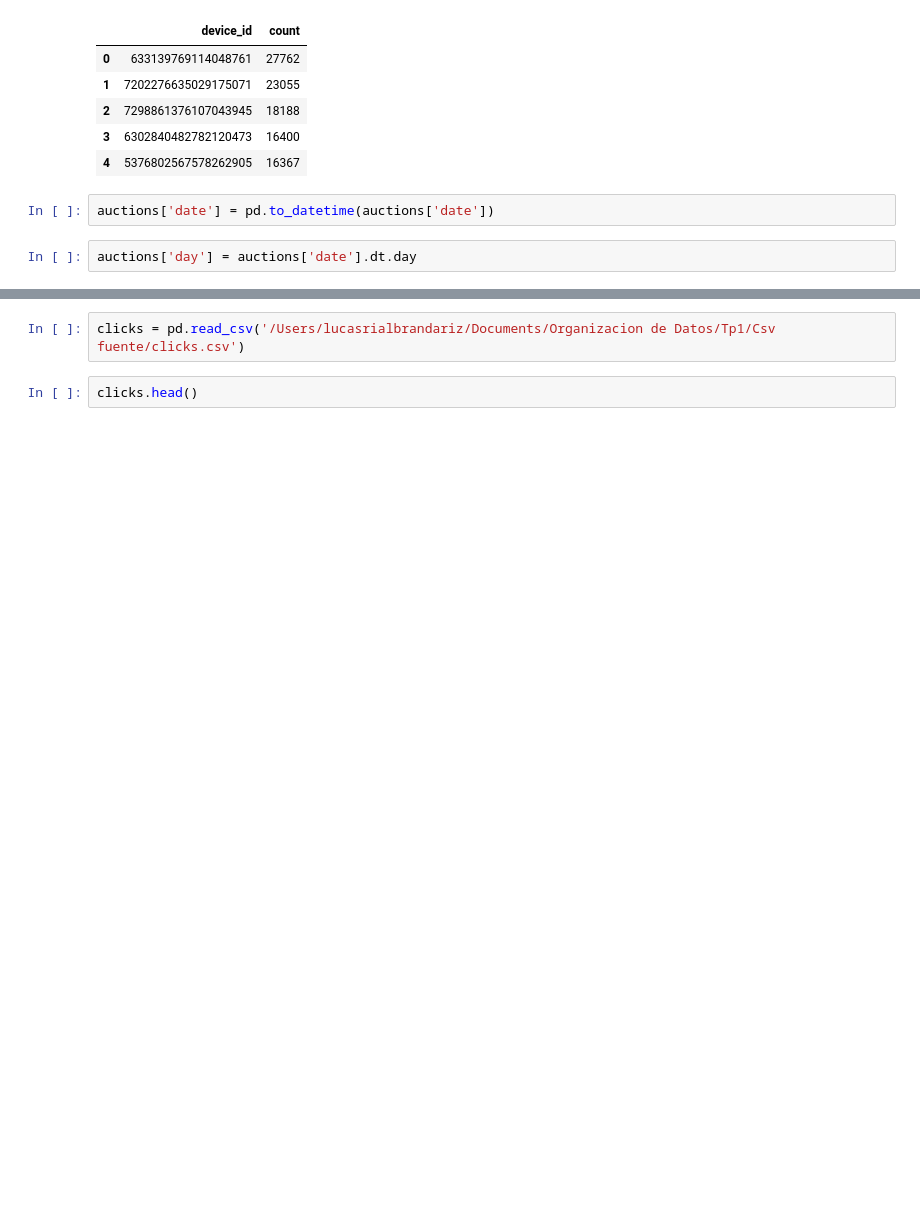
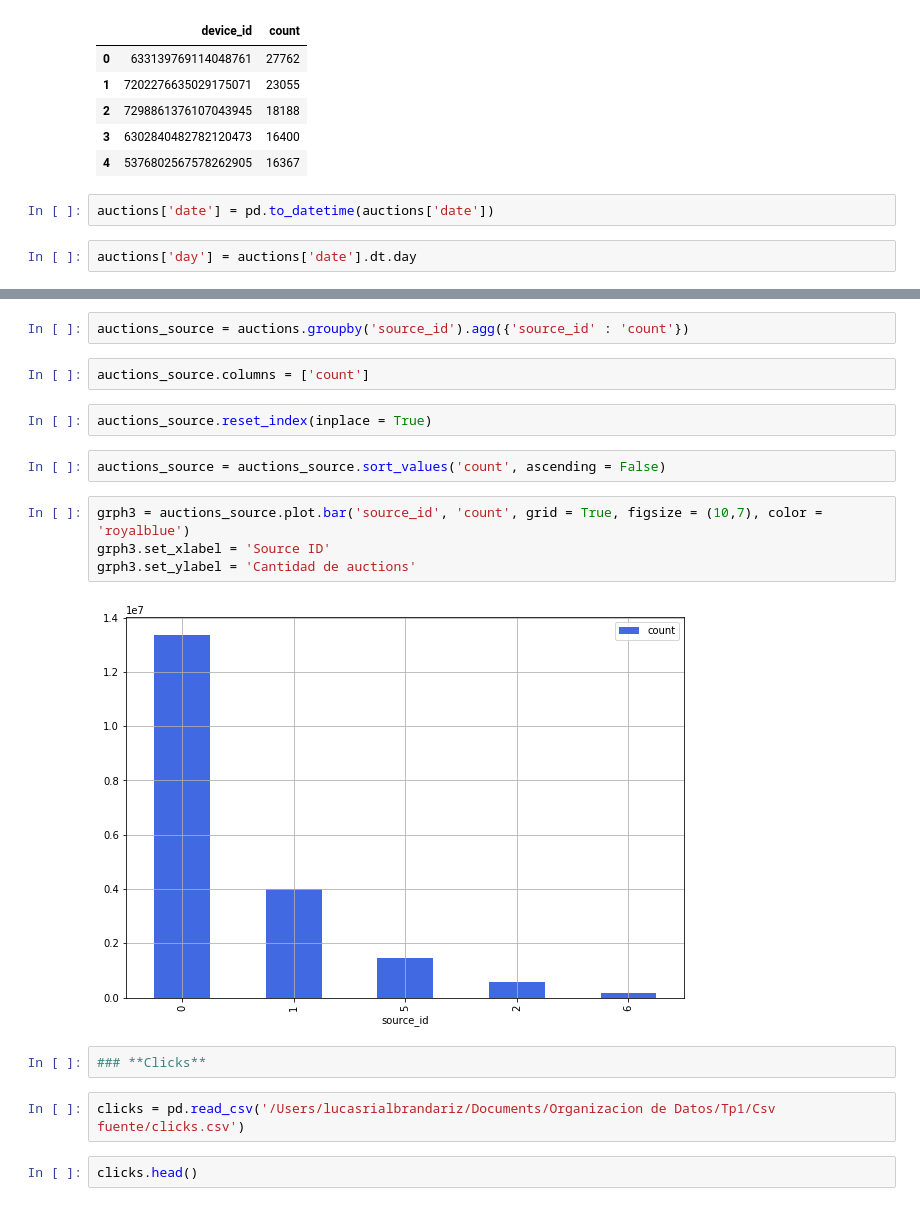
Before and after one commit to sberoch/Datos, a Jupyter notebook: Finger1.1.ipynb, the cells around one changed output, grey strips where cells are left out. Saved outputs shown, nothing was run; the diff lists cells and outputs as text; blank space fills up the shorter version.

```diff
--- a/Finger1.1.ipynb
+++ b/Finger1.1.ipynb
@@ -64,3 +81,19 @@ grph1.set_ylabel('Cantidad de auctions');
+# %%
+auctions_source = auctions.groupby('source_id').agg({'source_id' : 'count'})
+# %%
+auctions_source.columns = ['count']
+# %%
+auctions_source.reset_index(inplace = True)
+# %%
+auctions_source = auctions_source.sort_values('count', ascending = False)
+# %%
+grph3 = auctions_source.plot.bar('source_id', 'count', grid = True, figsize = (10,7), color = 'royalblue')
+grph3.set_xlabel = 'Source ID'
+grph3.set_ylabel = 'Cantidad de auctions'
+# %% [output]
+[figure, added]
+# %%
+### **Clicks**
 # %%
 clicks = pd.read_csv('/Users/lucasrialbrandariz/Documents/Organizacion de Datos/Tp1/Csv fuente/clicks.csv')
 # %%
```
Also changed, not shown: parts of 10 cells of this notebook.
